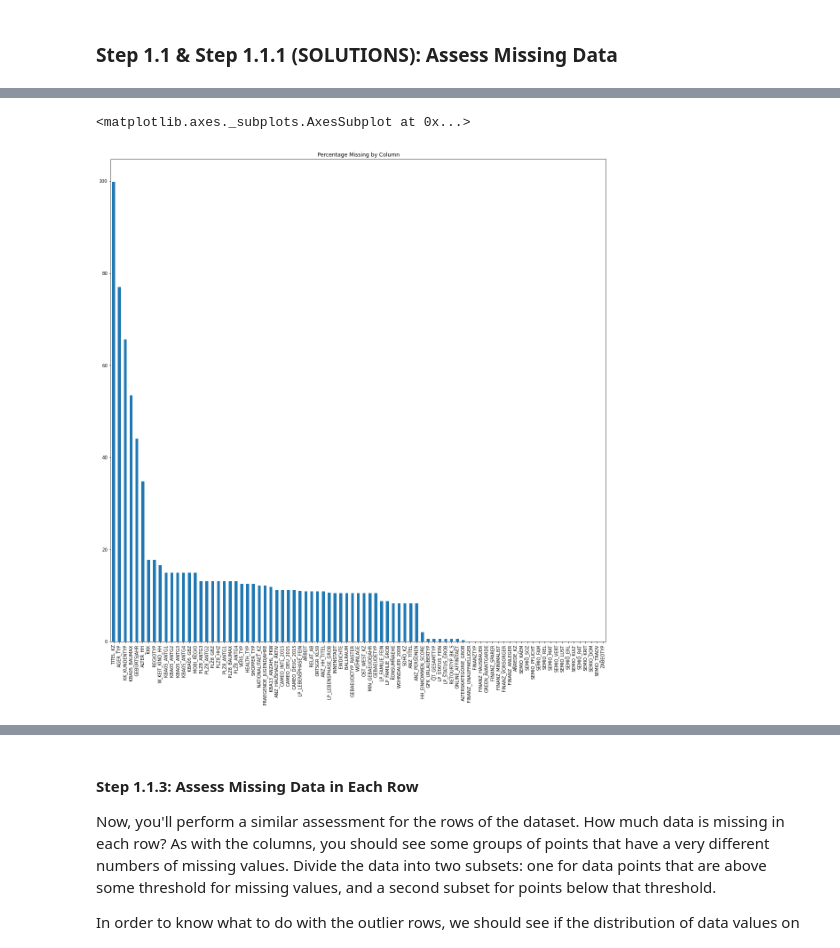
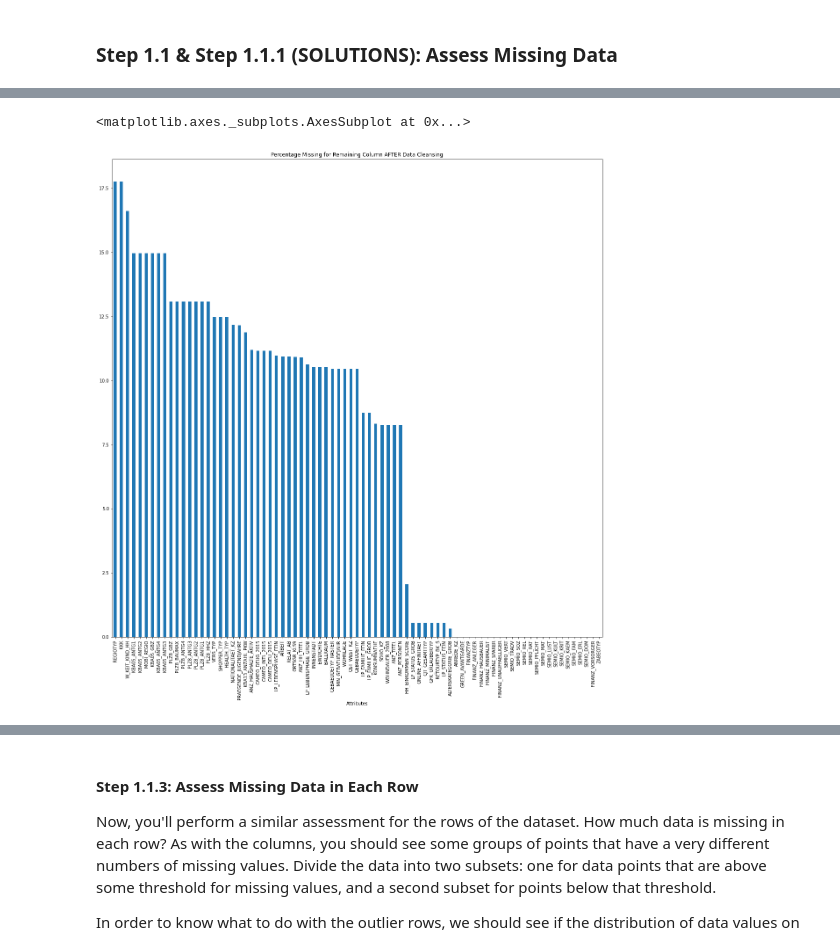
Before and after one commit to jmnickerson05/udacity_identify_customer_segments, a Jupyter notebook: Identify_Customer_Segments.ipynb, the cells around one changed output, grey strips where cells are left out. Saved outputs shown, nothing was run; the diff lists cells and outputs as text; code cells hidden in the pictures.

```diff
--- a/Identify_Customer_Segments.ipynb
+++ b/Identify_Customer_Segments.ipynb
@@ -66,7 +184,7 @@ Once the dataset is loaded, it's recommended that you take a little bit of time
 %%time
 # Load in the general demographics data.
 azdias = pd.read_csv('Udacity_AZDIAS_Subset.csv', sep=';')
-
+sgmt = KMSegmenter(azdias)
 # Load in the feature summary file.
 feat_info = pd.read_csv('AZDIAS_Feature_Summary.csv', sep=';')
 # %% [output]
@@ -186,6 +313,6 @@ IndexError: index 3 is out of bounds for axis 0 with size 3
 # sns.heatmap(azdias.isnull(), cbar=False)
 
 plt.figure(figsize=(20,20))
-plt.title('Percentage Missing by Column')
-perc_missing_after.plot.bar()
+plt.title('Percentage Missing for Remaining Column AFTER Data Cleansing')
+sgmt.perc_missing.query('Dropped == False')['Missing After'].sort_values(ascending=False).plot.bar()
 # %% [output]
@@ -194,5 +321,5 @@ Wall time: 189 ms
 <matplotlib.axes._subplots.AxesSubplot at 0x...>
-[figure, old version]
+[figure, new version]
 # %%
 %%time
 # Remove the outlier columns from the dataset. (You'll perform other data
```
Also changed, not shown: parts of 30 cells of this notebook, 1 other file.
